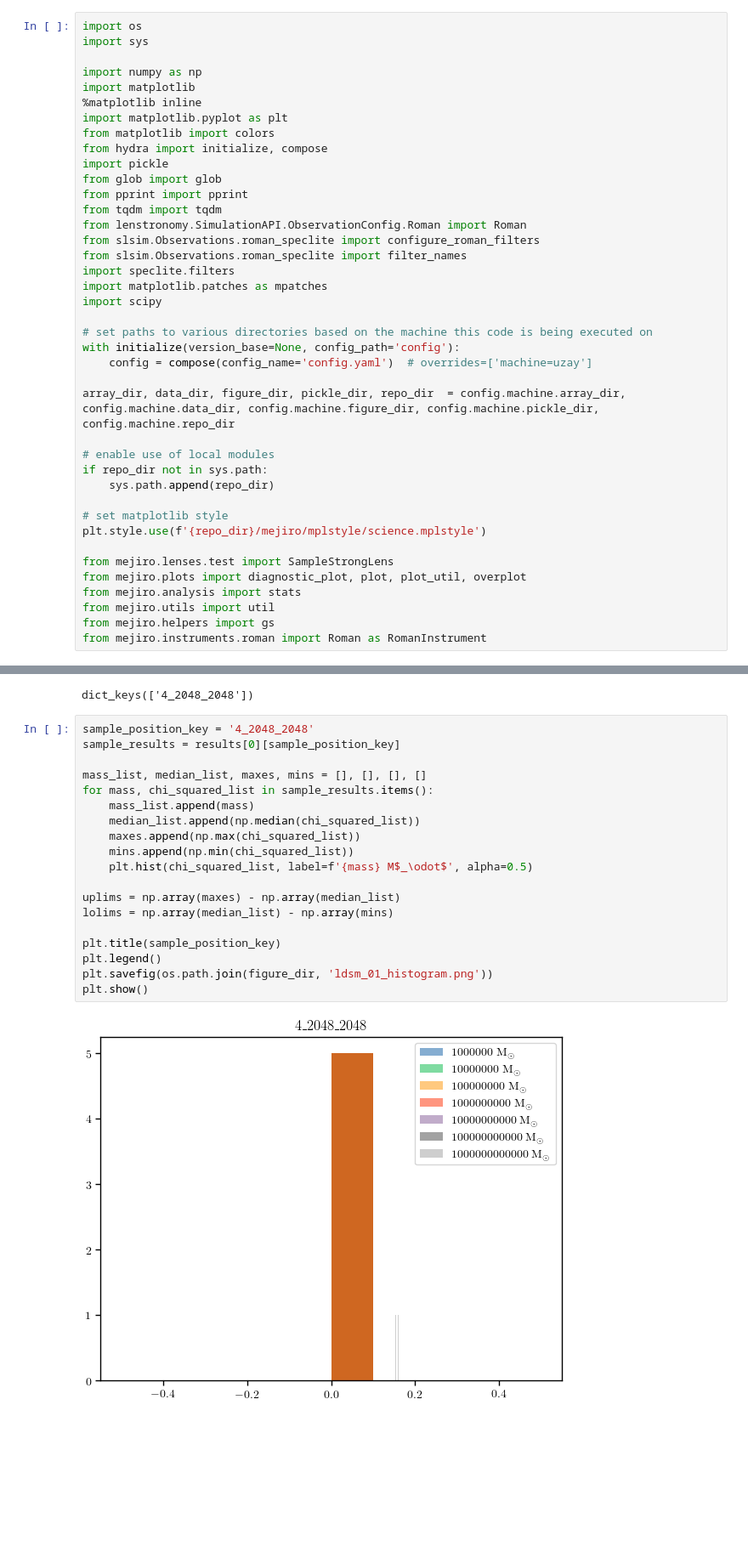
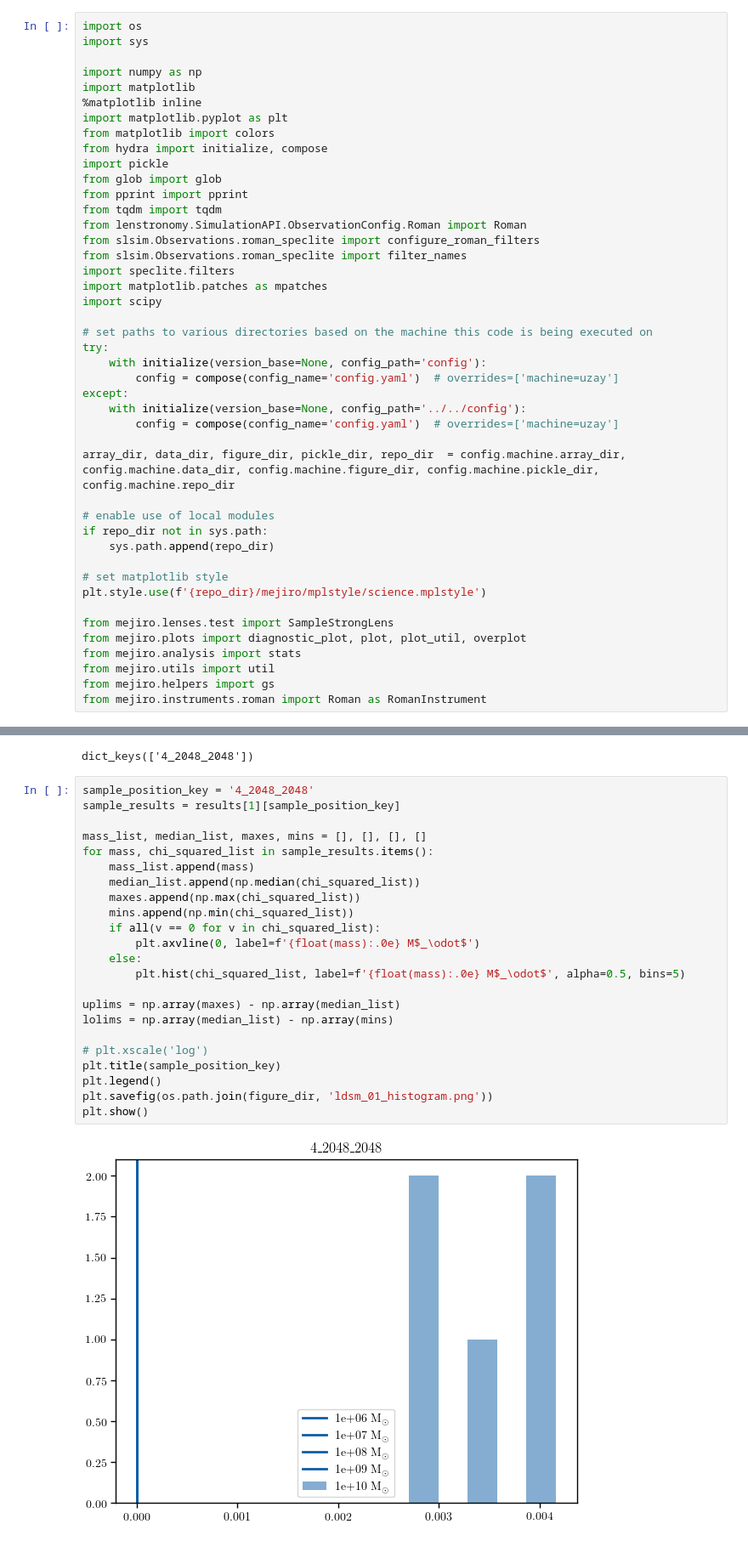
Before and after one commit to AstroMusers/mejiro, a Jupyter notebook: paper/figure_notebooks/lowest_detectable_subhalo_mass.ipynb, the cells around one changed output, grey strips where cells are left out. Shown at 85% size. Drawn from its saved outputs; the diff is of its cells as text; blank space fills up the shorter version.

```diff
--- a/paper/figure_notebooks/lowest_detectable_subhalo_mass.ipynb
+++ b/paper/figure_notebooks/lowest_detectable_subhalo_mass.ipynb
@@ -20,8 +20,12 @@ import matplotlib.patches as mpatches
 import scipy
 
 # set paths to various directories based on the machine this code is being executed on
-with initialize(version_base=None, config_path='config'):
-    config = compose(config_name='config.yaml')  # overrides=['machine=uzay']
+try:
+    with initialize(version_base=None, config_path='config'):
+        config = compose(config_name='config.yaml')  # overrides=['machine=uzay']
+except:
+    with initialize(version_base=None, config_path='../../config'):
+        config = compose(config_name='config.yaml')  # overrides=['machine=uzay']
 
 array_dir, data_dir, figure_dir, pickle_dir, repo_dir  = config.machine.array_dir, config.machine.data_dir, config.machine.figure_dir, config.machine.pickle_dir, config.machine.repo_dir
 
@@ -47,25 +51,29 @@ pprint(results[0].keys())
 dict_keys(['4_2048_2048'])
 # %%
 sample_position_key = '4_2048_2048'
-sample_results = results[0][sample_position_key]
+sample_results = results[1][sample_position_key]
 
 mass_list, median_list, maxes, mins = [], [], [], []
 for mass, chi_squared_list in sample_results.items():
     mass_list.append(mass)
     median_list.append(np.median(chi_squared_list))
     maxes.append(np.max(chi_squared_list))
     mins.append(np.min(chi_squared_list))
-    plt.hist(chi_squared_list, label=f'{mass} M$_\odot$', alpha=0.5)
+    if all(v == 0 for v in chi_squared_list):
+        plt.axvline(0, label=f'{float(mass):.0e} M$_\odot$')
+    else:
+        plt.hist(chi_squared_list, label=f'{float(mass):.0e} M$_\odot$', alpha=0.5, bins=5)
 
 uplims = np.array(maxes) - np.array(median_list)
 lolims = np.array(median_list) - np.array(mins)
 
+# plt.xscale('log')
 plt.title(sample_position_key)
 plt.legend()
 plt.savefig(os.path.join(figure_dir, 'ldsm_01_histogram.png'))
 plt.show()
 # %% [output]
-[figure, old version]
+[figure, new version]
 # %%
 mass_list = [float(mass) for mass in mass_list]
 plt.errorbar(mass_list, median_list, yerr=[uplims, lolims], fmt='o')
```
Also changed, not shown: parts of 3 cells of this notebook, 8 other files.
